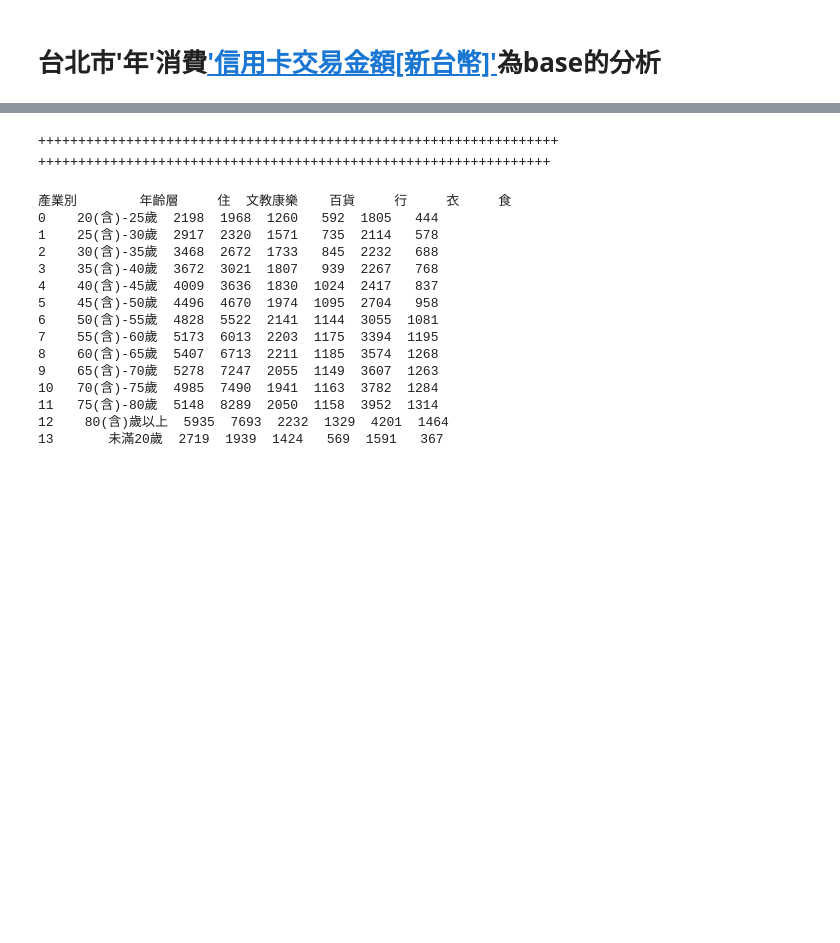
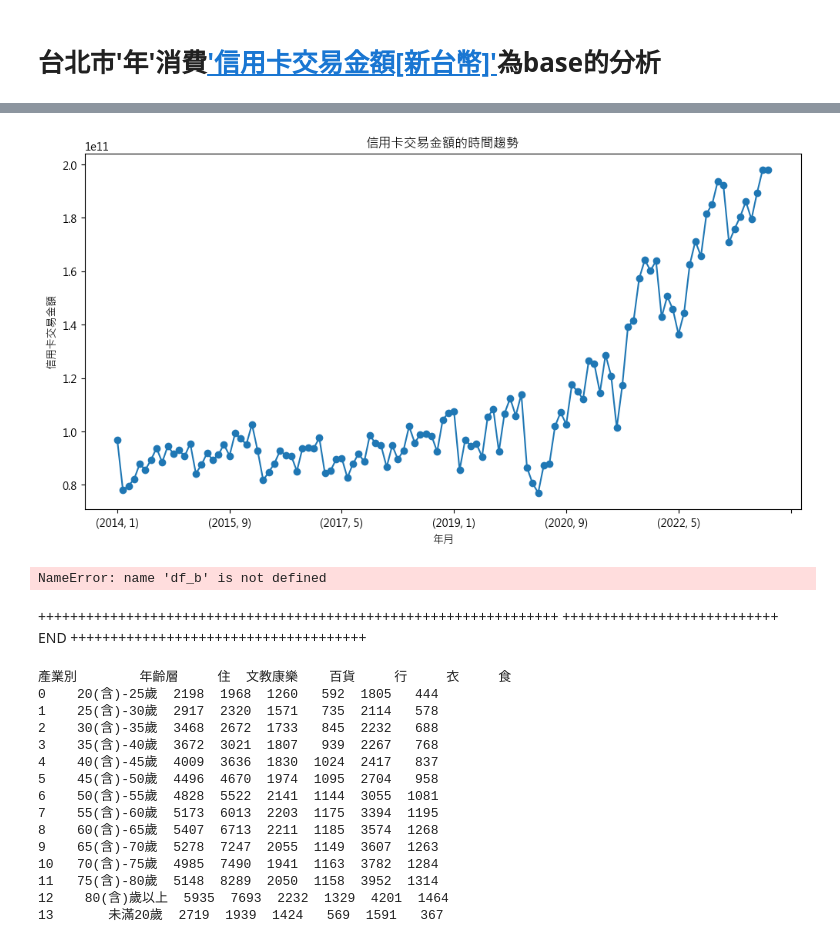
Before and after one commit to George1120901/..__creditcard__, a Jupyter notebook: test5-heatMap.ipynb, the cells around one changed output, grey strips where cells are left out. Drawn from its saved outputs; the diff is of its cells as text; code cells hidden in the pictures; blank space fills up the shorter version.

```diff
--- a/test5-heatMap.ipynb
+++ b/test5-heatMap.ipynb
@@ -882,6 +932,19 @@ print(pivot_table_area)
+# %%
+plt.figure(figsize=(12, 6))
+df_a.groupby(['年', '月'])['信用卡交易金額[新台幣]'].sum().plot(marker='o')
+plt.title('信用卡交易金額的時間趨勢')
+plt.xlabel('年月')
+plt.ylabel('信用卡交易金額')
+plt.show()
+
+
+df_b['信用卡交易金額[新台幣]']
+# %% [output]
+[figure, added]
+NameError: name 'df_b' is not defined
 # %% [markdown]
 +++++++++++++++++++++++++++++++++++++++++++++++++++++++++++++++++
-++++++++++++++++++++++++++++++++++++++++++++++++++++++++++++++++
++++++++++++++++++++++++++++  END  +++++++++++++++++++++++++++++++++++++
 # %%
 grouped_data = df_a.groupby(['年齡層', '產業別']).agg({'信用卡交易金額[新台幣]': 'sum', '信用卡交易筆數': 'sum'}).reset_index()
 
```
Also changed, not shown: parts of 5 cells of this notebook.
